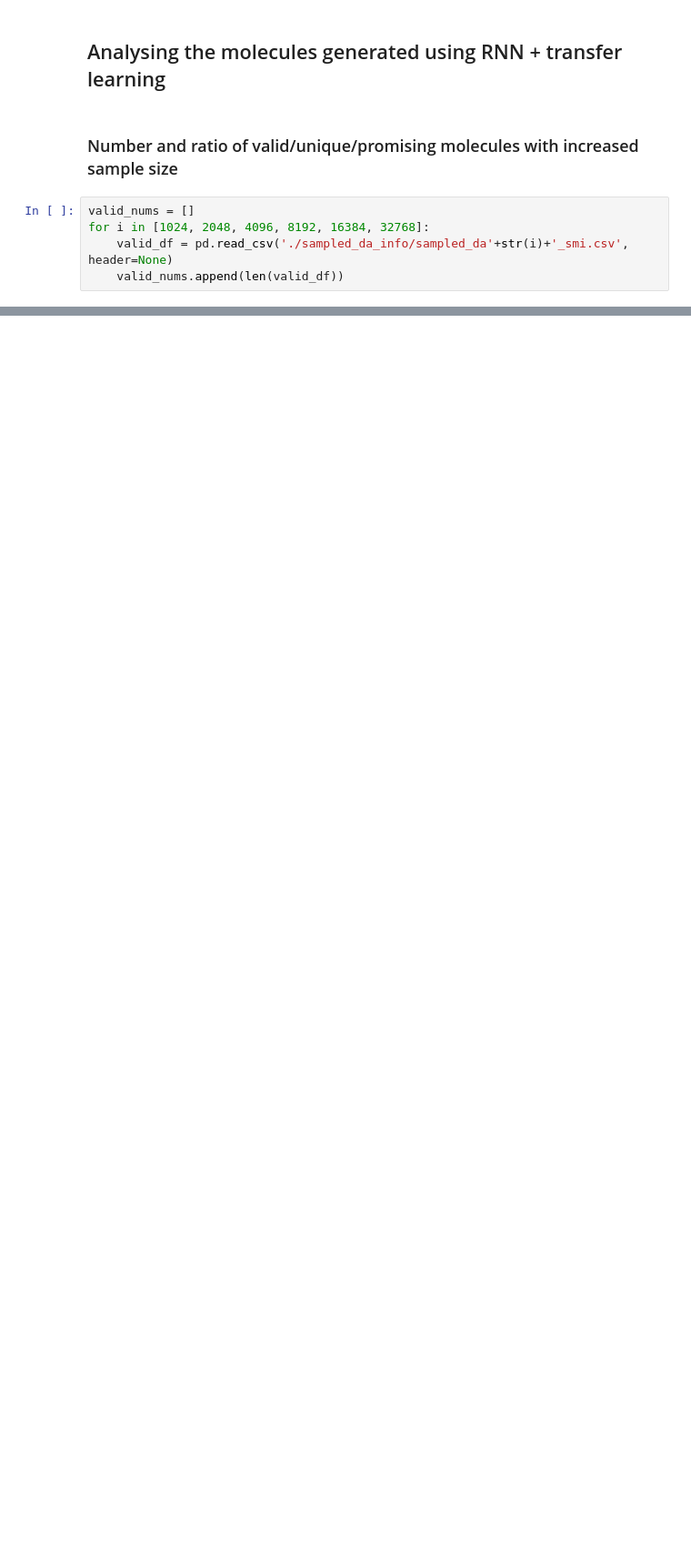
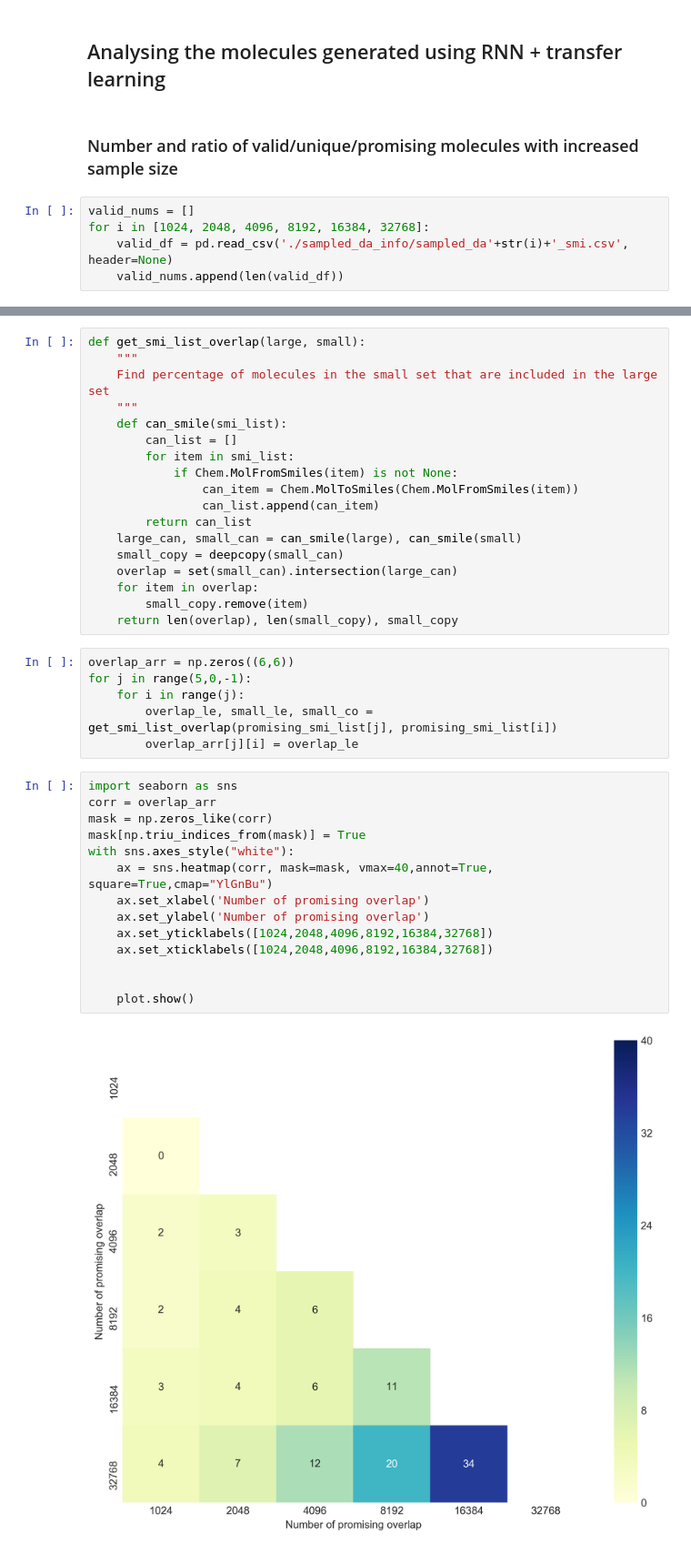
Before and after one commit to qyuan7/db_analysis, a Jupyter notebook: DA_DB_cluster_analysis.ipynb, the cells around one changed output, grey strips where cells are left out. Shown: that part at 91% size. Saved outputs shown, nothing was run; the diff lists cells and outputs as text; blank space fills up the shorter version.

```diff
--- a/DA_DB_cluster_analysis.ipynb
+++ b/DA_DB_cluster_analysis.ipynb
@@ -286,0 +310,40 @@ promising.head()
+# %%
+def get_smi_list_overlap(large, small):
+    """
+    Find percentage of molecules in the small set that are included in the large set
+    """
+    def can_smile(smi_list):
+        can_list = []
+        for item in smi_list:
+            if Chem.MolFromSmiles(item) is not None:
+                can_item = Chem.MolToSmiles(Chem.MolFromSmiles(item))
+                can_list.append(can_item)
+        return can_list
+    large_can, small_can = can_smile(large), can_smile(small)
+    small_copy = deepcopy(small_can)
+    overlap = set(small_can).intersection(large_can)
+    for item in overlap:
+        small_copy.remove(item)
+    return len(overlap), len(small_copy), small_copy
+# %%
+overlap_arr = np.zeros((6,6))
+for j in range(5,0,-1):
+    for i in range(j):
+        overlap_le, small_le, small_co = get_smi_list_overlap(promising_smi_list[j], promising_smi_list[i])
+        overlap_arr[j][i] = overlap_le
+# %%
+import seaborn as sns
+corr = overlap_arr
+mask = np.zeros_like(corr)
+mask[np.triu_indices_from(mask)] = True
+with sns.axes_style("white"):
+    ax = sns.heatmap(corr, mask=mask, vmax=40,annot=True, square=True,cmap="YlGnBu")
+    ax.set_xlabel('Number of promising overlap')
+    ax.set_ylabel('Number of promising overlap')
+    ax.set_yticklabels([1024,2048,4096,8192,16384,32768])
+    ax.set_xticklabels([1024,2048,4096,8192,16384,32768])
+
+
+    plot.show()
+# %% [output]
+[figure, added]
```
Also changed, not shown: parts of 9 cells of this notebook.
